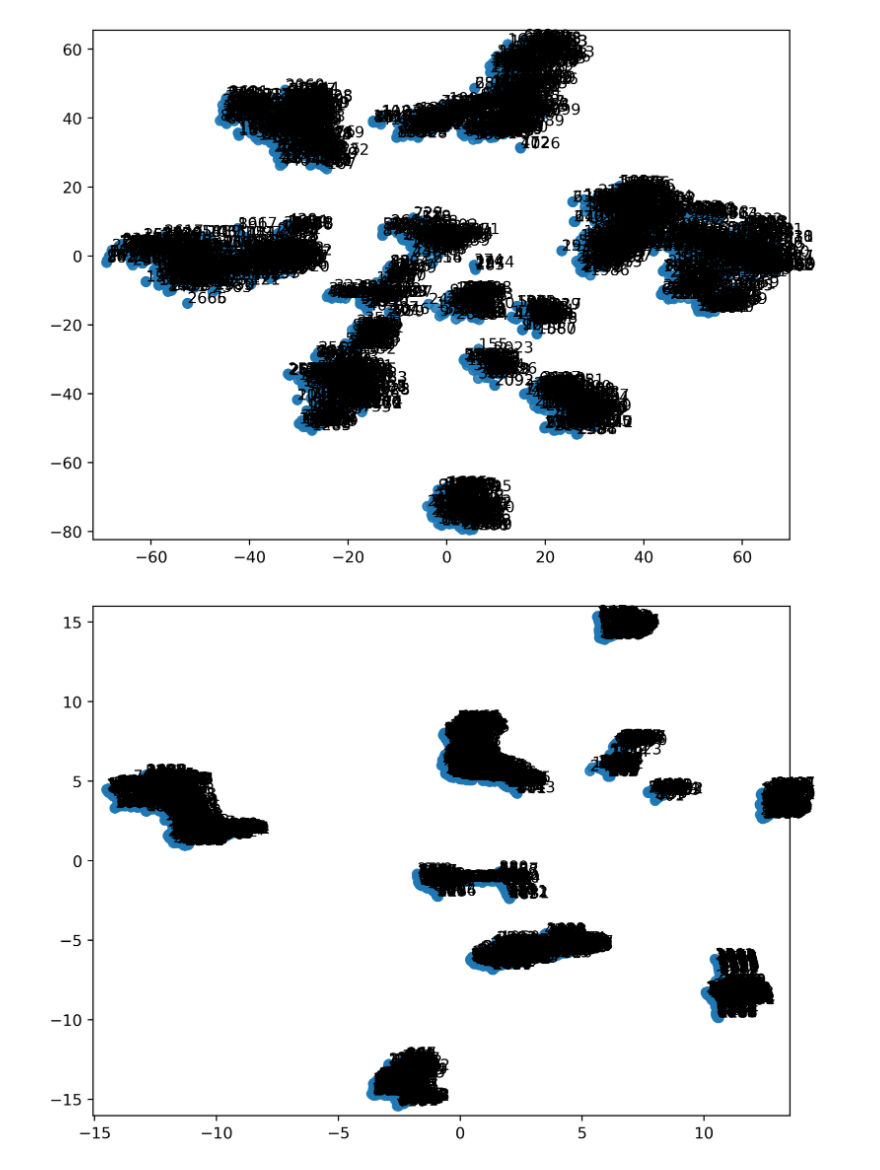
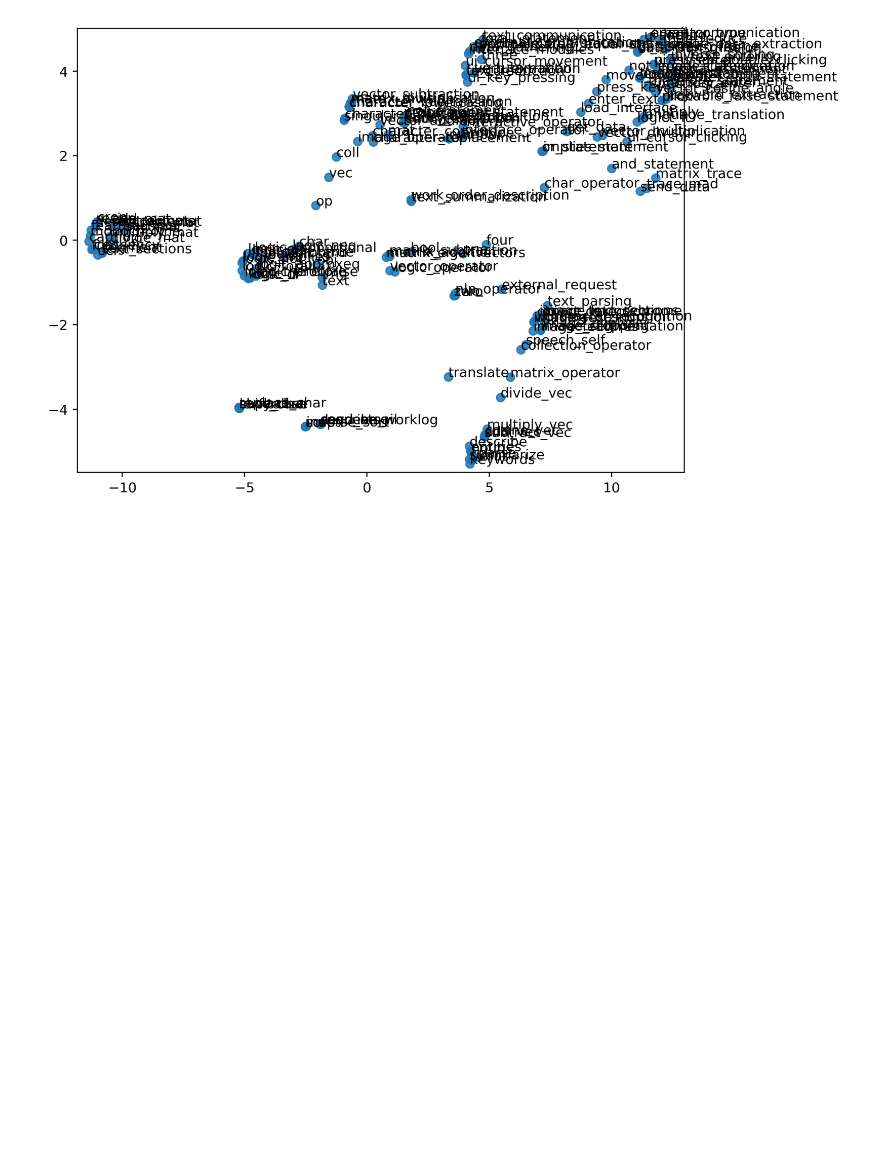
Before and after one commit to bhaney/graph_embeddings, a Jupyter notebook: gembed/operator-facts.ipynb, the cells around one changed output. Saved outputs shown, nothing was run; the diff lists cells and outputs as text; code cells hidden in the pictures; blank space fills up the shorter version.

```diff
--- a/gembed/operator-facts.ipynb
+++ b/gembed/operator-facts.ipynb
@@ -3,9 +3,9 @@ import pickle
 import numpy as np
 from gembed.multigraph import Multigraph
 
-with open('results/cora_embeddings.pkl', 'rb') as inobj:
+with open('results/rgcn_ops_embeddings.pkl', 'rb') as inobj:
     embeddings = pickle.load(inobj)
-with open('results/cora_graph.pkl', 'rb') as inobj:
+with open('results/rgcn_ops_graph.pkl', 'rb') as inobj:
     graph = pickle.load(inobj)
 
 embeddings_dict = {t[0]:t[1] for t in embeddings }
@@ -27,15 +30,14 @@ equivalent nodes: [[u'1752', u'1753'], [u'2313', u'2314']]
+# %%
+tnse_pts = plotting.tsneND(embedding_vectors, 2)
+#tnse_pts_3d = plotting.tsneND(embedding_vectors, 3)
+tnse_pts_3d = np.array(embedding_vectors)
+umap_pts = plotting.umap2D(embedding_vectors)
 # %%
-import gembed.plotting as plotting
-%matplotlib inline
-
-tnse_pts = plotting.tsne2D(embedding_vectors)
-umap_pts = plotting.umap2D(embedding_vectors)
 
 plotting.scatterplot2D(tnse_pts[:,0],tnse_pts[:,1],embedding_nodes)
-plotting.scatterplot2D(umap_pts[:,0],umap_pts[:,1],embedding_nodes)
+#plotting.scatterplot2D(umap_pts[:,0],umap_pts[:,1],embedding_nodes)
 # %% [output]
-[figure, old version]
+[figure, new version]
-[figure, removed]
 # %%
 import unicodecsv as csv
 
```
Also changed, not shown: parts of 7 cells of this notebook, 5 other files.
